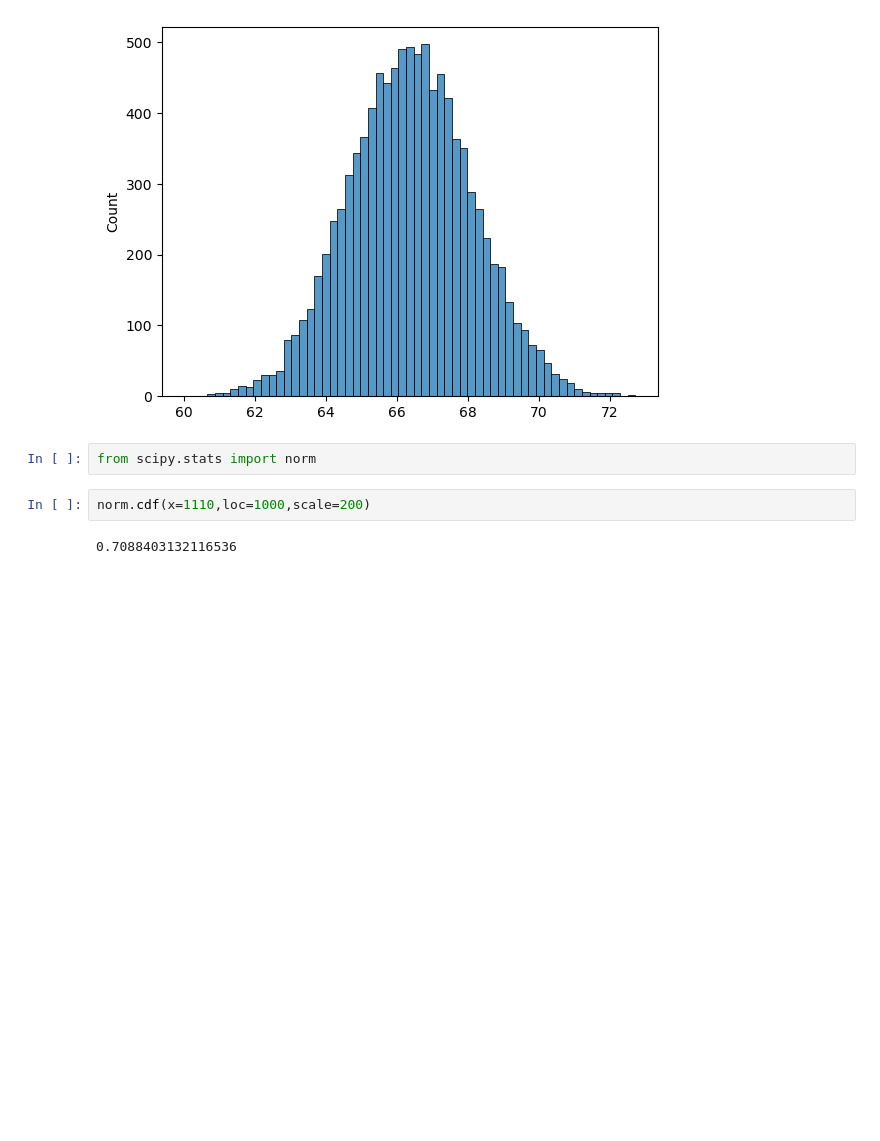
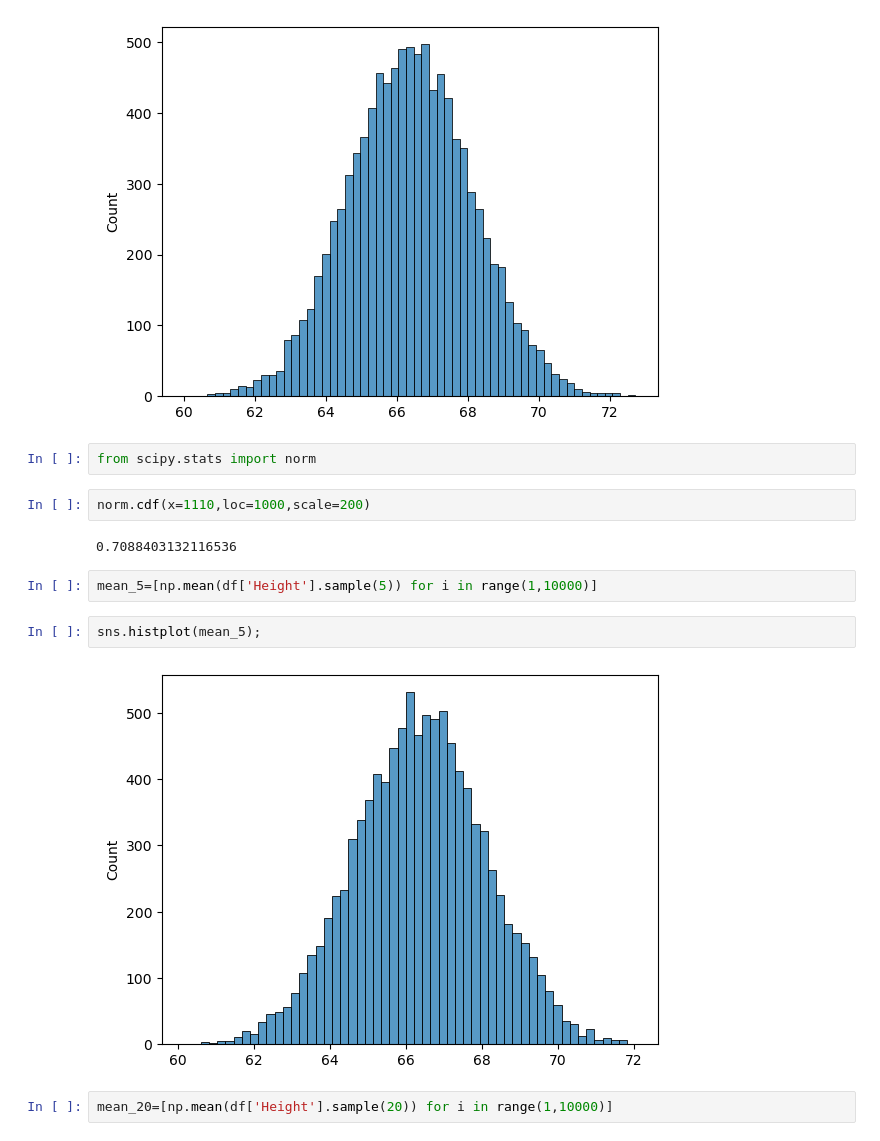
Before and after one commit to jeeet0700/Prob-Stat, a Jupyter notebook: CLT.ipynb, the cells around one changed output. Drawn from its saved outputs; the diff is of its cells as text; blank space fills up the shorter version.

```diff
--- a/CLT.ipynb
+++ b/CLT.ipynb
@@ -64,3 +64,11 @@ from scipy.stats import norm
 norm.cdf(x=1110,loc=1000,scale=200)
 # %% [output]
 0.7088403132116536
+# %%
+mean_5=[np.mean(df['Height'].sample(5)) for i in range(1,10000)]
+# %%
+sns.histplot(mean_5);
+# %% [output]
+[figure, added]
+# %%
+mean_20=[np.mean(df['Height'].sample(20)) for i in range(1,10000)]
```
Also changed, not shown: parts of 12 cells of this notebook.
